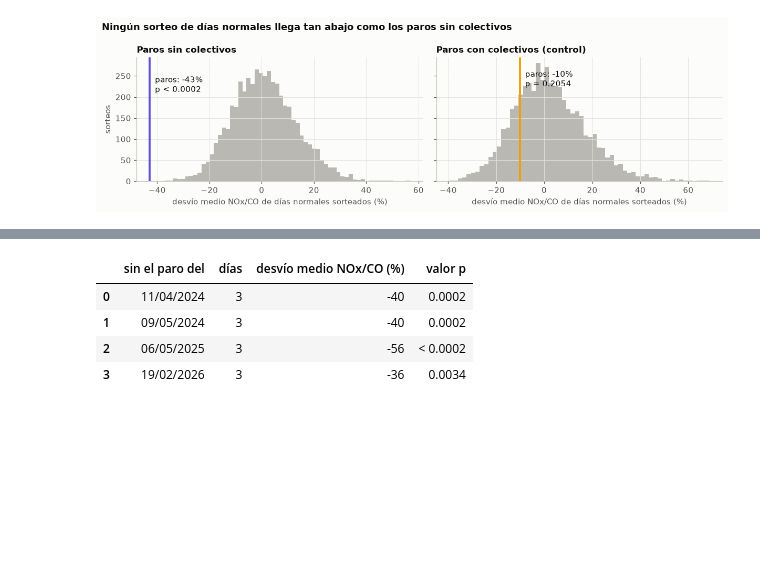
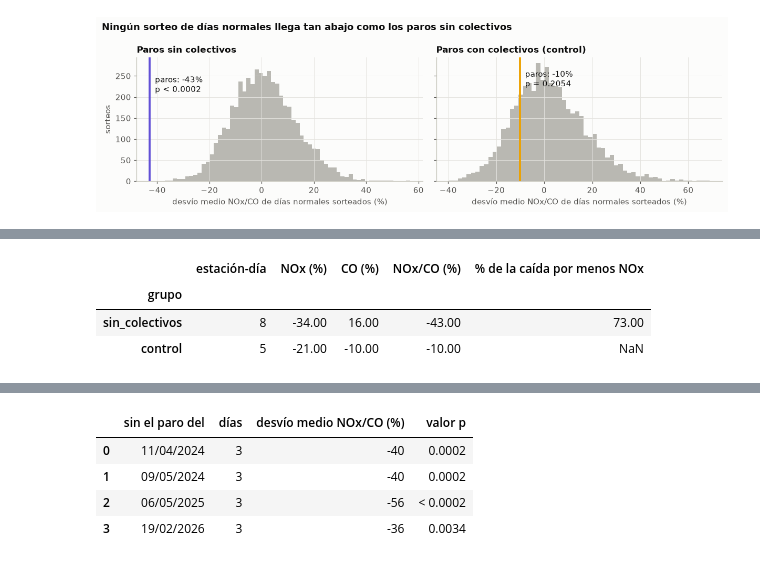
Before and after one commit to ezequielmaranda/nox-ciudad, a Jupyter notebook: analysis/05_eventos.ipynb, the cells around one changed output, grey strips where cells are left out. Saved outputs shown, nothing was run; the diff lists cells and outputs as text; code cells hidden in the pictures; blank space fills up the shorter version.

```diff
--- a/analysis/05_eventos.ipynb
+++ b/analysis/05_eventos.ipynb
@@ -260,0 +278,21 @@ plt.tight_layout()
+# %%
+desvios = pd.concat([eventos_res[v].assign(variable=v)[["fecha", "estacion", "grupo_evento", "variable", "desvio"]]
+                     for v in ["NOx", "CO", "NOx/CO"]])
+ancho = desvios.pivot_table(index=["grupo_evento", "fecha", "estacion"], columns="variable", values="desvio").dropna()
+filas = []
+for grupo, sub in ancho.groupby(level="grupo_evento"):
+    m = sub.mean()
+    fila = {"grupo": grupo, "estación-día": len(sub),
+            "NOx (%)": (np.exp(m["NOx"]) - 1) * 100, "CO (%)": (np.exp(m["CO"]) - 1) * 100,
+            "NOx/CO (%)": (np.exp(m["NOx/CO"]) - 1) * 100}
+    # Parte de la caída del cociente que viene de menos NOx (el resto, de más CO).
+    if m["NOx"] < 0 < m["CO"]:
+        fila["% de la caída por menos NOx"] = m["NOx"] / (m["NOx"] - m["CO"]) * 100
+    filas.append(fila)
+descomposicion = pd.DataFrame(filas).set_index("grupo").sort_index(ascending=False)
+descomposicion.round(0)
+# %% [output]
+|  | estación-día | NOx (%) | CO (%) | NOx/CO (%) | % de la caída por menos NOx |
+| grupo |  |  |  |  |  |
+| sin_colectivos | 8 | -34.00 | 16.00 | -43.00 | 73.00 |
+| control | 5 | -21.00 | -10.00 | -10.00 | NaN |
```
Also changed, not shown: parts of 8 cells of this notebook, 1 other file.
